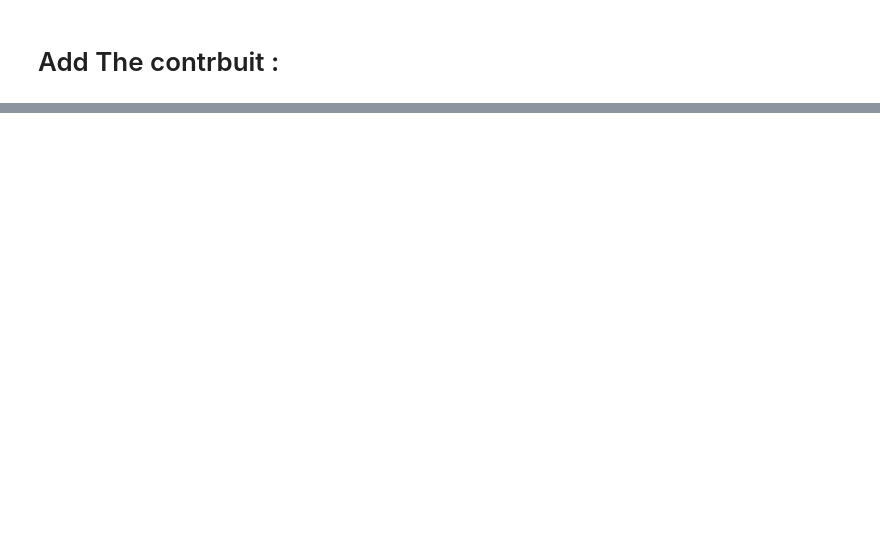
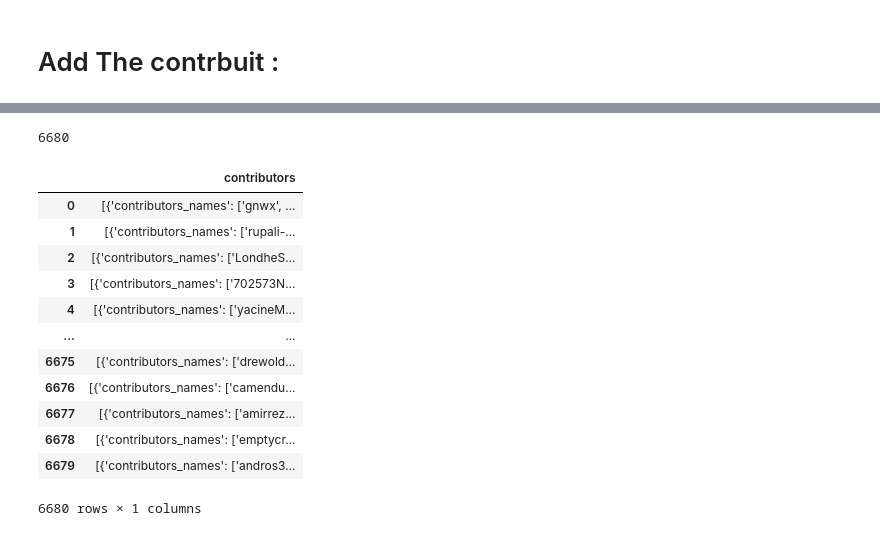
Before and after one commit to aminelfaquiri/ETL_Full_Project_And_Visualisation_With_Python-, a Jupyter notebook: Contributors.ipynb, the cells around one changed output, grey strips where cells are left out. Saved outputs shown, nothing was run; the diff lists cells and outputs as text; code cells hidden in the pictures; blank space fills up the shorter version.

```diff
--- a/Contributors.ipynb
+++ b/Contributors.ipynb
@@ -53,2 +64,0 @@ def get_contributors_names(repo_url):
-# %%
-df['contributors'] = df['url'].apply(get_contributors_names)
@@ -73,2 +65,12 @@ Error: 404 Client Error: Not Found for url: https://api.github.com/repos/Apfelsa
-# %%
-df = df.dropna()
+# %%
+# function test :
+myfullname = list(df['full_name'])
+contributors = []
+# %%
+# change element in myconter list base sure lindex :
+for i in myfullname :
+    curent_index = myfullname.index(i)
+    if len(contributors) == curent_index :
+        x = get_contributors_names(i)
+        contributors.append(x)
+        print('next')
@@ -75 +96,22 @@ df = df.dropna()
+# %%
+len(contributors)
+# %% [output]
+6680
+# %%
+contr = pd.DataFrame({'contributors': contributors})
+contr
+# %% [output]
+|  | contributors |
+| 0 | [{'contributors_names': ['gnwx', ... |
+| 1 | [{'contributors_names': ['rupali-... |
+| 2 | [{'contributors_names': ['LondheS... |
+| 3 | [{'contributors_names': ['702573N... |
+| 4 | [{'contributors_names': ['yacineM... |
+| ... | ... |
+| 6675 | [{'contributors_names': ['drewold... |
+| 6676 | [{'contributors_names': ['camendu... |
+| 6677 | [{'contributors_names': ['amirrez... |
+| 6678 | [{'contributors_names': ['emptycr... |
+| 6679 | [{'contributors_names': ['andros3... |
+6680 rows × 1 columns
 # %%
```
Also changed, not shown: parts of 10 cells of this notebook, 3 other files.
